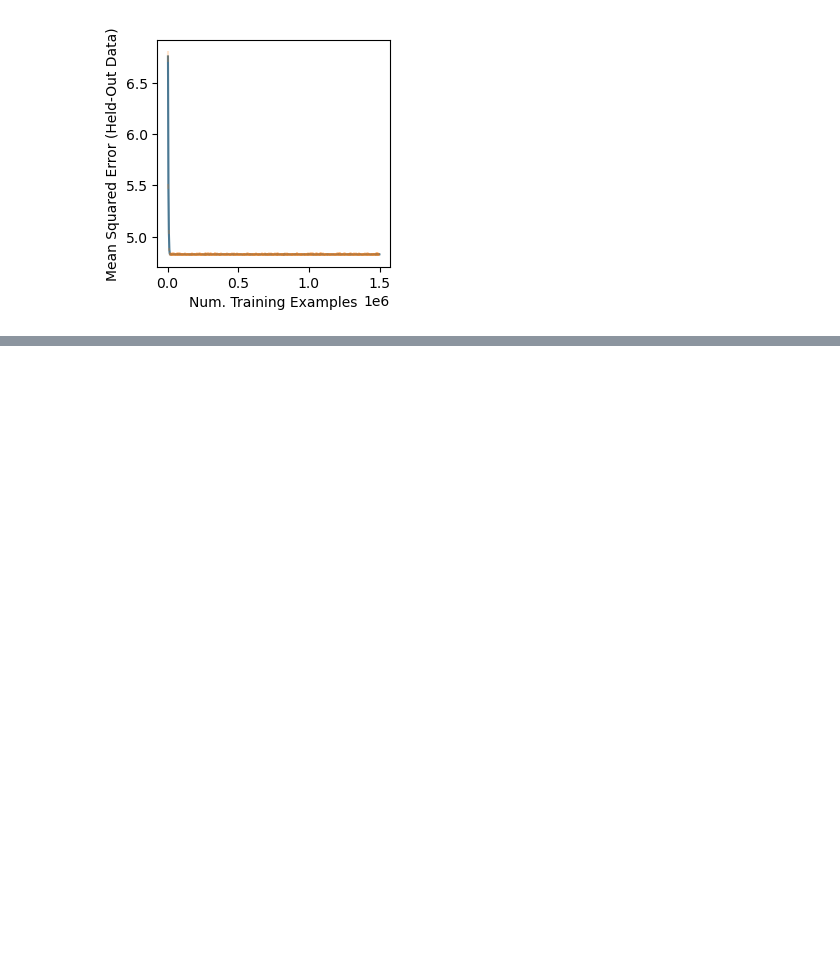
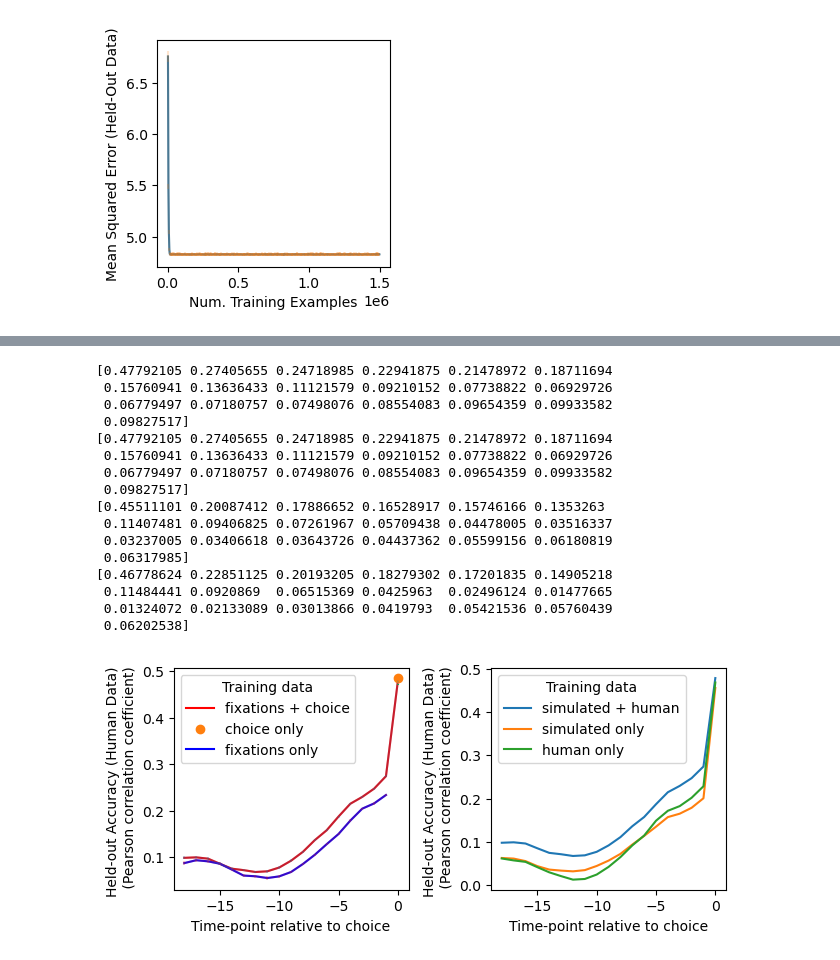
Before and after one commit to evanrussek/RNNs, a Jupyter notebook: analyze_train_sim_test_sim_hum_res.ipynb, the cells around one changed output, grey strips where cells are left out. Drawn from its saved outputs; the diff is of its cells as text; code cells hidden in the pictures; blank space fills up the shorter version.

```diff
--- a/analyze_train_sim_test_sim_hum_res.ipynb
+++ b/analyze_train_sim_test_sim_hum_res.ipynb
@@ -146,0 +336,56 @@ ax.set_ylim(0,.75)
+# %%
+all_sim_loss_res_fc_pt,all_human_loss_res_fc_pt,all_train_num_fc_pt,all_r_sim_by_n_back_fc_pt,all_r_human_by_n_back_fc_pt=load_all_res_pt(0)
+all_sim_loss_res_f_pt,all_human_loss_res_f_pt,all_train_num_f_pt,all_r_sim_by_n_back_fc_pt,all_r_human_by_n_back_f_pt=load_all_res_pt(1)
+all_sim_loss_res_c_t,all_human_loss_res_c_pt,all_train_num_c_pt,all_r_sim_by_n_back_c_pt,all_r_human_by_n_back_c_pt=load_all_res_pt(2)
+
+all_sim_loss_res_fc_no_pt,all_human_loss_res_fc_no_pt,all_train_num_fc_no_pt,all_r_sim_by_n_back_fc_no_pt,all_r_human_by_n_back_fc_no_pt=load_all_res_no_pt(0)
+all_sim_loss_res_f_no_pt,all_human_loss_res_fc_no_pt,all_train_num_f_no_pt,all_r_sim_by_n_back_f_no_pt,all_r_human_by_n_back_f_no_pt=load_all_res_no_pt(1)
+# %%
+fig,ax = plt.subplots(1,2,figsize=(6.5,3),dpi=100)
+plt.gcf().subplots_adjust(bottom=0.15)
+
+ax[0].plot(these_tps,np.flip(np.mean(all_r_human_by_n_back_fc_pt,0)), 'r-', label='fixations + choice')
+ax[0].errorbar(these_tps,np.flip(np.mean(all_r_human_by_n_back_fc_pt,0)), np.flip(np.std(all_r_human_by_n_back_fc_pt,0)/np.sqrt(50)), alpha=.25)
+ax[0].plot(0,np.mean(all_r_sim_by_n_back_c_pt), 'o', label = 'choice only')
+ax[0].errorbar(0,np.mean(all_r_human_by_n_back_c_pt), np.std(all_r_human_by_n_back_c_pt)/np.sqrt(50))
+
+ax[0].plot(np.arange(-18,0,1),np.flip(np.mean(all_r_human_by_n_back_f_pt[:,1:],0)), 'b-', label='fixations only')
+ax[0].errorbar(np.arange(-18,0,1),np.flip(np.mean(all_r_human_by_n_back_f_pt[:,1:],0)), np.flip(np.std(all_r_human_by_n_back_f_pt[:,1:],0)/np.sqrt(50)), alpha=.25)
+ax[0].set_ylabel('Held-out Accuracy (Human Data) \n (Pearson correlation coefficient)')
+ax[0].legend(title='Training data')
+ax[0].set_xlabel('Time-point relative to choice')
+
+ax[1].plot(these_tps,np.flip(np.mean(all_r_human_by_n_back_fc_pt,0)), label='simulated + human')
+ax[1].plot(these_tps,np.flip(np.mean(all_r_human_by_n_back_fc,0)),  label='simulated only')
+ax[1].plot(these_tps,np.flip(np.mean(all_r_human_by_n_back_fc_no_pt,0)), label='human only')
+ax[1].legend(title='Training data')
+ax[1].set_xlabel('Time-point relative to choice')
+ax[1].set_ylabel('Held-out Accuracy (Human Data) \n (Pearson correlation coefficient)')
+plt.tight_layout()
+
+
+print(np.mean(all_r_human_by_n_back_fc_pt,0))
+np.mean(all_r_human_by_n_back_fc_pt,0)
+
+
+print(np.mean(all_r_human_by_n_back_fc_pt,0))
+print(np.mean(all_r_human_by_n_back_fc,0))
+print(np.mean(all_r_human_by_n_back_fc_no_pt,0))
+# %% [output]
+[0.47792105 0.27405655 0.24718985 0.22941875 0.21478972 0.18711694
+ 0.15760941 0.13636433 0.11121579 0.09210152 0.07738822 0.06929726
+ 0.06779497 0.07180757 0.07498076 0.08554083 0.09654359 0.09933582
+ 0.09827517]
+[0.47792105 0.27405655 0.24718985 0.22941875 0.21478972 0.18711694
+ 0.15760941 0.13636433 0.11121579 0.09210152 0.07738822 0.06929726
+ 0.06779497 0.07180757 0.07498076 0.08554083 0.09654359 0.09933582
+ 0.09827517]
+[0.45511101 0.20087412 0.17886652 0.16528917 0.15746166 0.1353263
+ 0.11407481 0.09406825 0.07261967 0.05709438 0.04478005 0.03516337
+ 0.03237005 0.03406618 0.03643726 0.04437362 0.05599156 0.06180819
+ 0.06317985]
+[0.46778624 0.22851125 0.20193205 0.18279302 0.17201835 0.14905218
+ 0.11484441 0.0920869  0.06515369 0.0425963  0.02496124 0.01477665
+ 0.01324072 0.02133089 0.03013866 0.0419793  0.05421536 0.05760439
+ 0.06202538]
+[figure, added]
```
Also changed, not shown: parts of 6 cells of this notebook, 10 other files.
